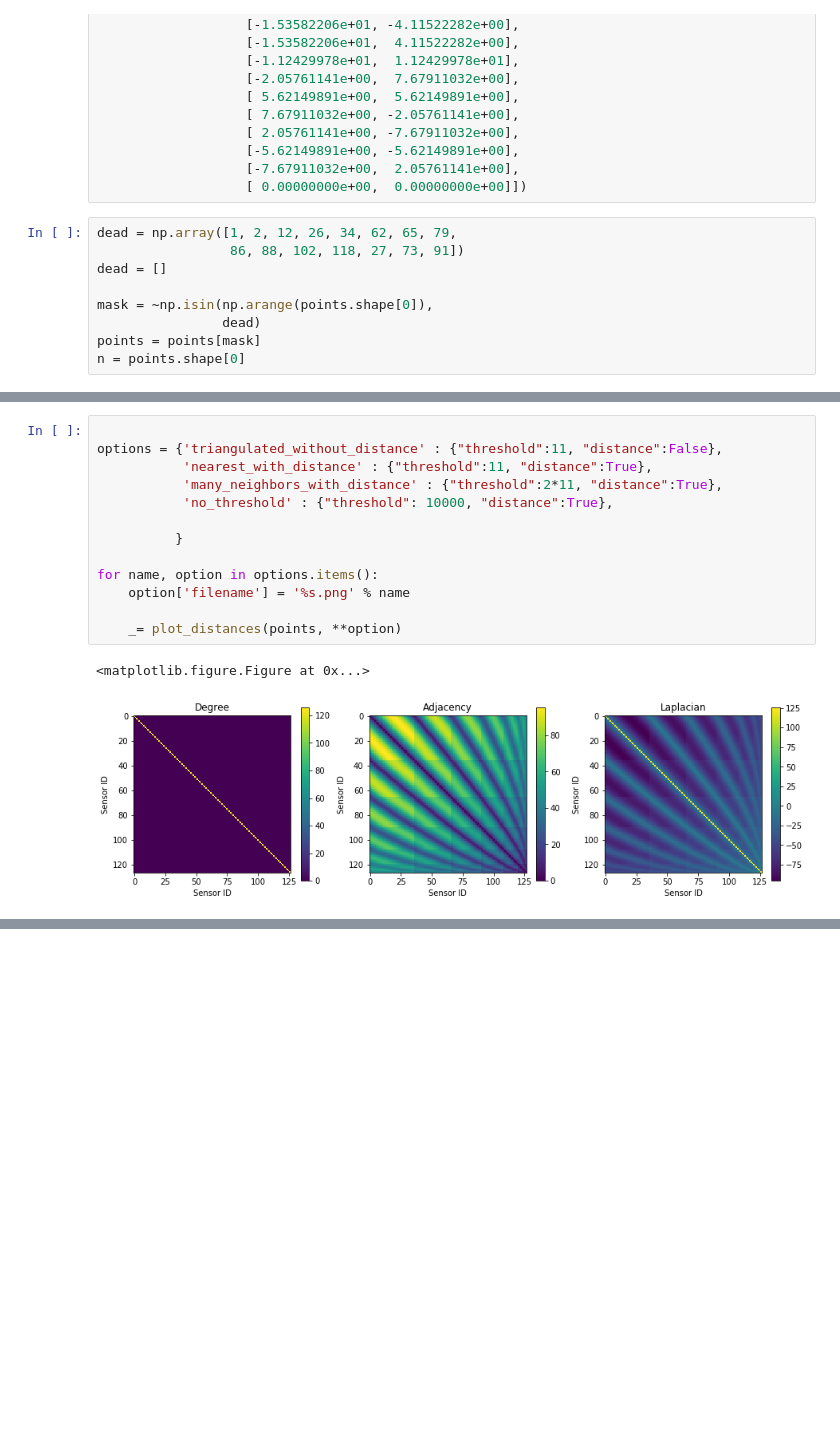
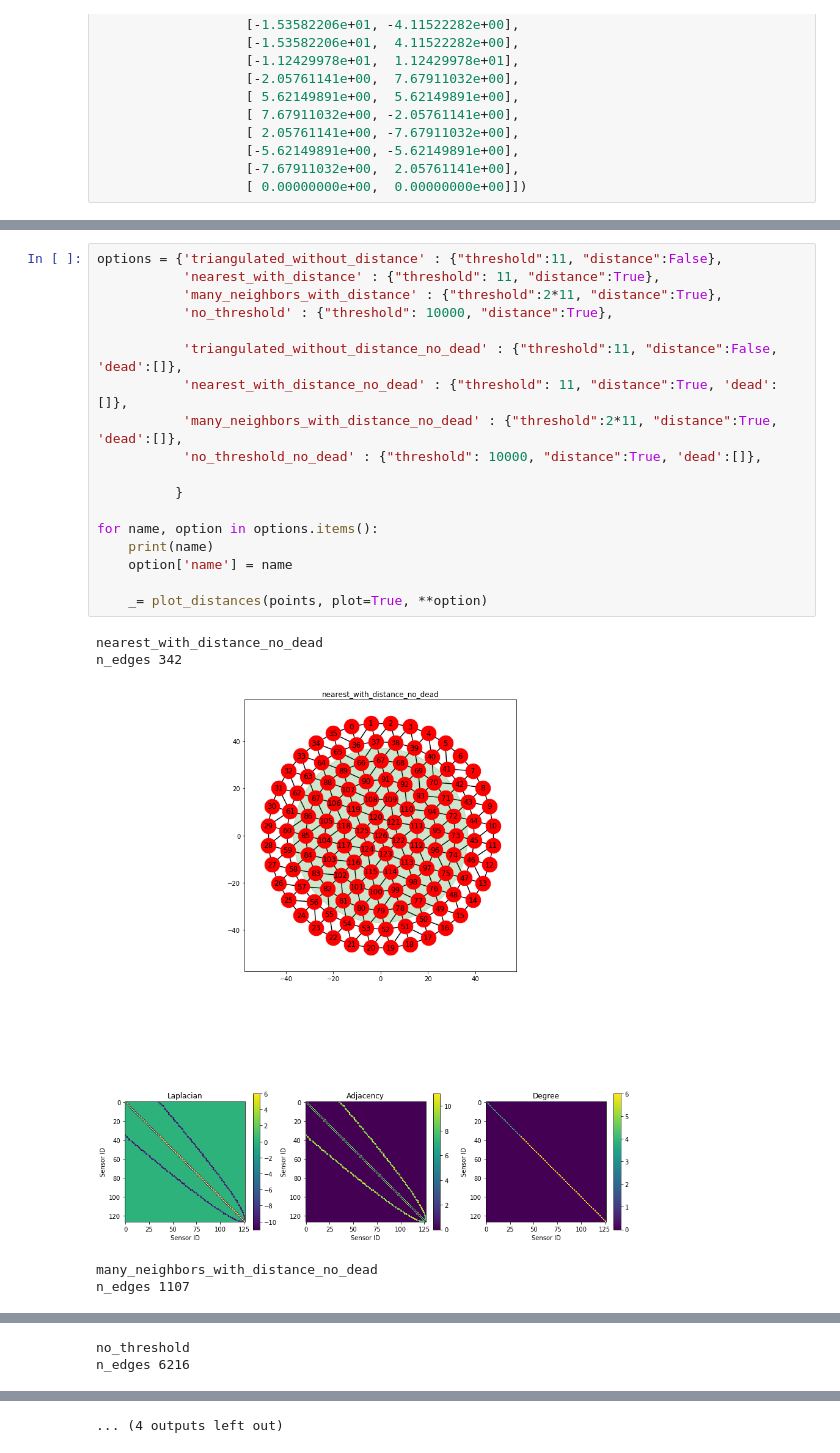
Before and after one commit to DidactsOrg/Laplacian, a Jupyter notebook: didacts_graph.ipynb, the cells around one changed output, grey strips where cells are left out. Cells and saved outputs as stored; diff of their text form; blank space fills up the shorter version.

```diff
--- a/didacts_graph.ipynb
+++ b/didacts_graph.ipynb
@@ -139,12 +142,3 @@ points = np.array([[-1.23456685e+01,  4.60746619e+01],
                    [-5.62149891e+00, -5.62149891e+00],
                    [-7.67911032e+00,  2.05761141e+00],
                    [ 0.00000000e+00,  0.00000000e+00]])
-# %%
-dead = np.array([1, 2, 12, 26, 34, 62, 65, 79,
-                 86, 88, 102, 118, 27, 73, 91])
-dead = []
-
-mask = ~np.isin(np.arange(points.shape[0]),
-                dead)
-points = points[mask]
-n = points.shape[0]
@@ -185,16 +218,24 @@ def plot_distances(points,
 # %%
-
 options = {'triangulated_without_distance' : {"threshold":11, "distance":False},
-           'nearest_with_distance' : {"threshold":11, "distance":True},
+           'nearest_with_distance' : {"threshold": 11, "distance":True},
            'many_neighbors_with_distance' : {"threshold":2*11, "distance":True},
            'no_threshold' : {"threshold": 10000, "distance":True},
+
+           'triangulated_without_distance_no_dead' : {"threshold":11, "distance":False, 'dead':[]},
+           'nearest_with_distance_no_dead' : {"threshold": 11, "distance":True, 'dead':[]},
+           'many_neighbors_with_distance_no_dead' : {"threshold":2*11, "distance":True, 'dead':[]},
+           'no_threshold_no_dead' : {"threshold": 10000, "distance":True, 'dead':[]},
 
           }
 
 for name, option in options.items():
-    option['filename'] = '%s.png' % name
+    print(name)
+    option['name'] = name
 
-    _= plot_distances(points, **option)
+    _= plot_distances(points, plot=True, **option)
 # %% [output]
-<matplotlib.figure.Figure at 0x...>
+nearest_with_distance_no_dead
+n_edges 342
-[figure, old version]
+[figure, new version]
+many_neighbors_with_distance_no_dead
+n_edges 1107
@@ -201,0 +243,2 @@ for name, option in options.items():
+no_threshold
+n_edges 6216
@@ -203,0 +255 @@ for name, option in options.items():
+... (4 outputs left out)
```
Also changed, not shown: parts of 12 cells of this notebook, 4 other files.
